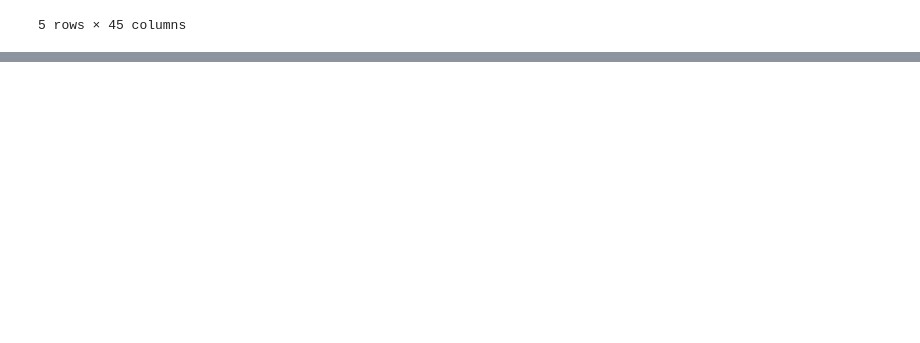
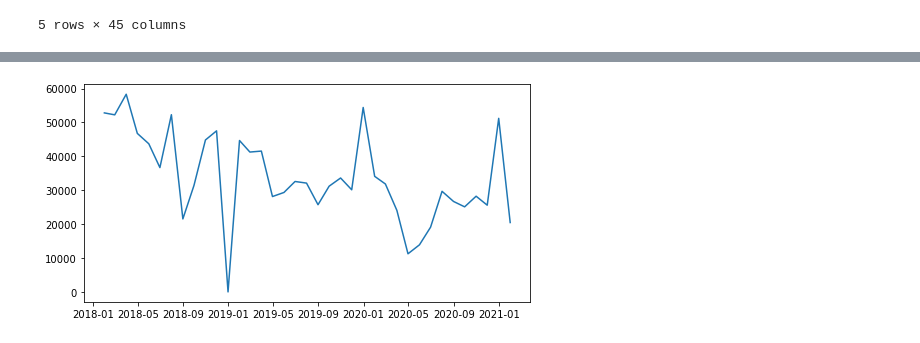
Before and after one commit to hghernandez/MachineLearning, a Jupyter notebook: python/ForecastPenguin/Forecast Penguim Random House.ipynb, the cells around one changed output, grey strips where cells are left out. Saved outputs shown, nothing was run; the diff lists cells and outputs as text; code cells hidden in the pictures; blank space fills up the shorter version.

```diff
--- a/python/ForecastPenguin/Forecast Penguim Random House.ipynb
+++ b/python/ForecastPenguin/Forecast Penguim Random House.ipynb
@@ -94,2 +92,15 @@ Mes             0
 Cantidad        0
 dtype: int64
+# %%
+#Visalizamos la serie de tiempo en general
+
+
+df_agrupado = df.groupby('Fecha', as_index=False).sum('Cantidad')
+
+
+fig, ax = plt.subplots(figsize=(8,4))
+
+plt.plot(df_agrupado["Fecha"], df_agrupado["Cantidad"])
+plt.show()
+# %% [output]
+[figure, added]
```
Also changed, not shown: parts of 4 cells of this notebook.
